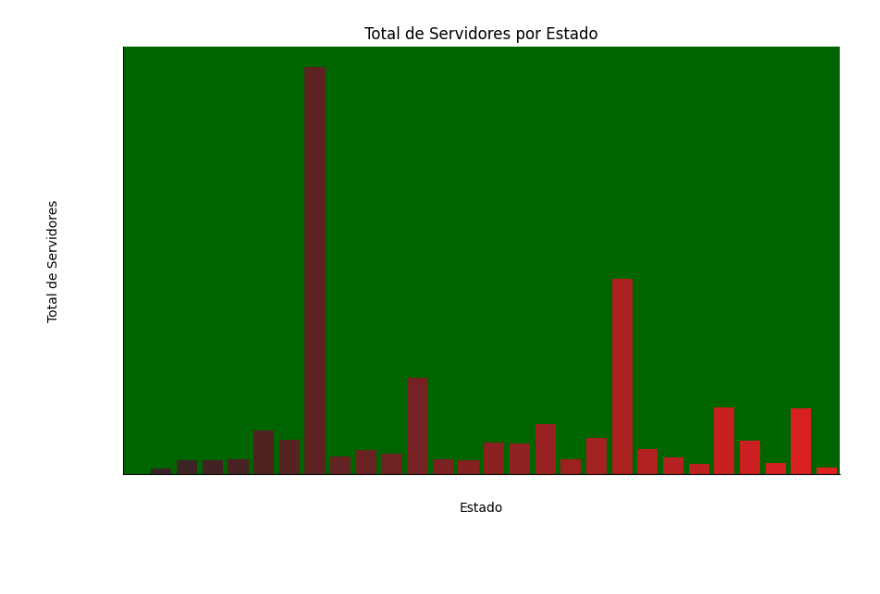
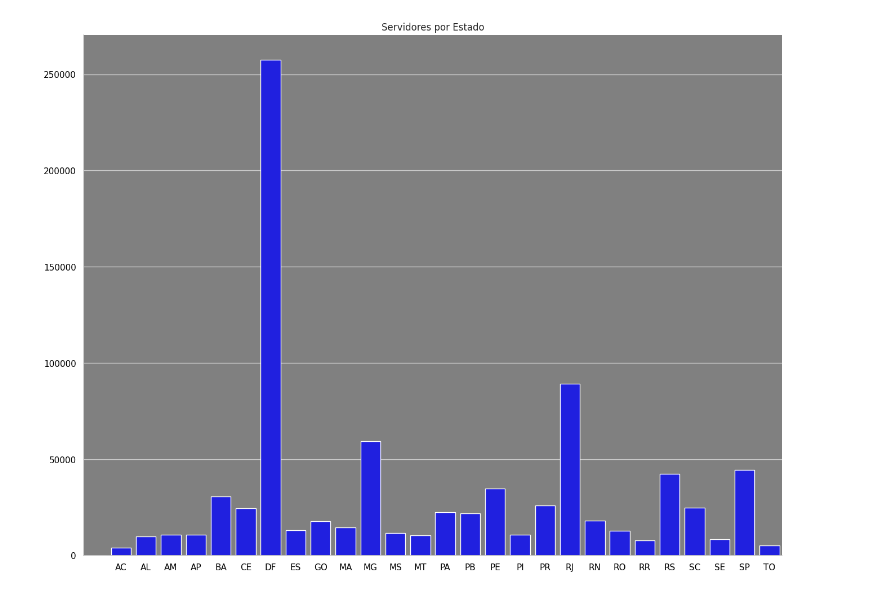
Before and after one commit to allandevbr92/MyResume, a Jupyter notebook: servidorabril23.ipynb, the cells around one changed output. Cells and saved outputs as stored; diff of their text form; code cells hidden in the pictures; blank space fills up the shorter version.

```diff
--- a/servidorabril23.ipynb
+++ b/servidorabril23.ipynb
@@ -66,24 +34,20 @@ fig.show()
 # %%
-import pandas as pd
 import seaborn as sns
 import matplotlib.pyplot as plt
 
-# Obtenha o total de servidores por estado
-total_servidores_por_estado = df.groupby('UF da UPAG de vinculação').size().reset_index(name='Total de Servidores')
+# Criar o gráfico de barras usando o Seaborn
+fig, ax = plt.subplots(figsize=(16, 12))
+sns.barplot(x='UF da UPAG de vinculação', y='Contagem de CPF', data=contagem_cpf_por_estado, color='blue')
 
-# Crie o gráfico de barras usando o Seaborn
-fig, ax = plt.subplots(figsize=(10, 6))
-sns.barplot(data=total_servidores_por_estado, x='UF da UPAG de vinculação', y='Total de Servidores', palette='dark:red')
-
-# Personalize o layout do gráfico
-ax.set_title('Total de Servidores por Estado')
-ax.set_xlabel('Estado')
-ax.set_ylabel('Total de Servidores')
-ax.set_facecolor('darkgreen')
-ax.tick_params(colors='white')
+# Personalizar o layout do gráfico
+ax.set_title('Servidores por Estado')
+ax.set_xlabel('')
+ax.set_ylabel('')
+ax.set_facecolor('gray')
+ax.tick_params(colors='black')
 sns.despine()
 
-# Exiba o gráfico
+# Exibir o gráfico na tela
 plt.show()
 # %% [output]
-[figure, old version]
+[figure, new version]
```
Also changed, not shown: parts of 3 cells of this notebook.
